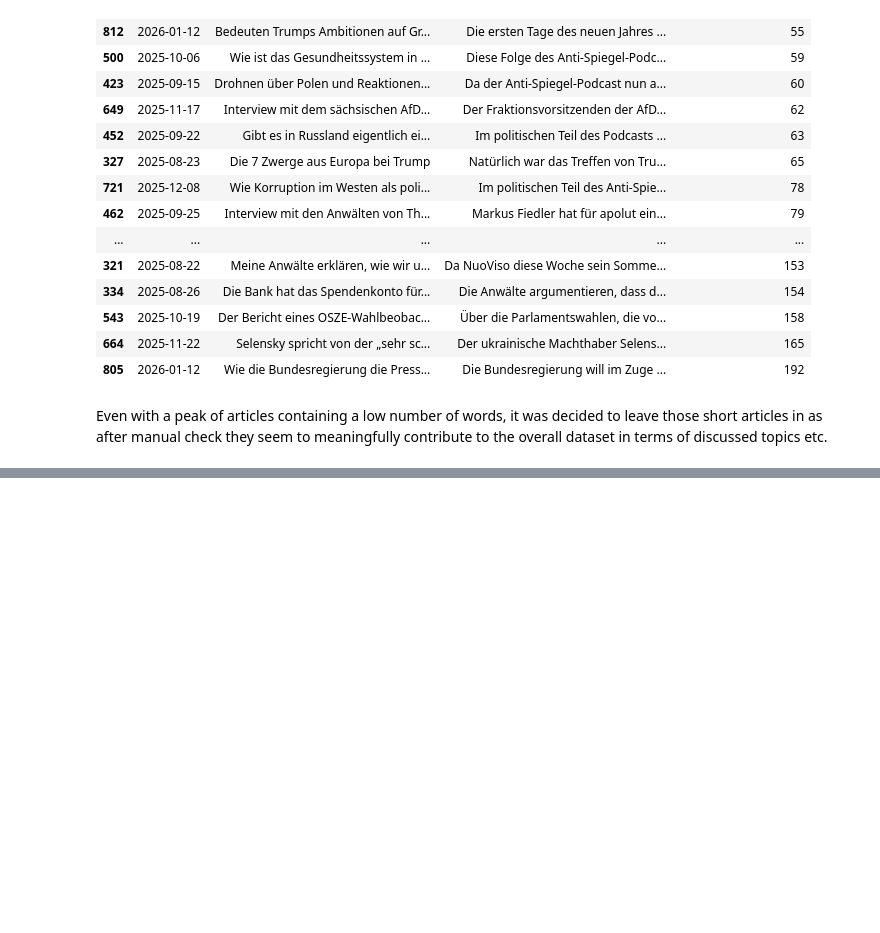
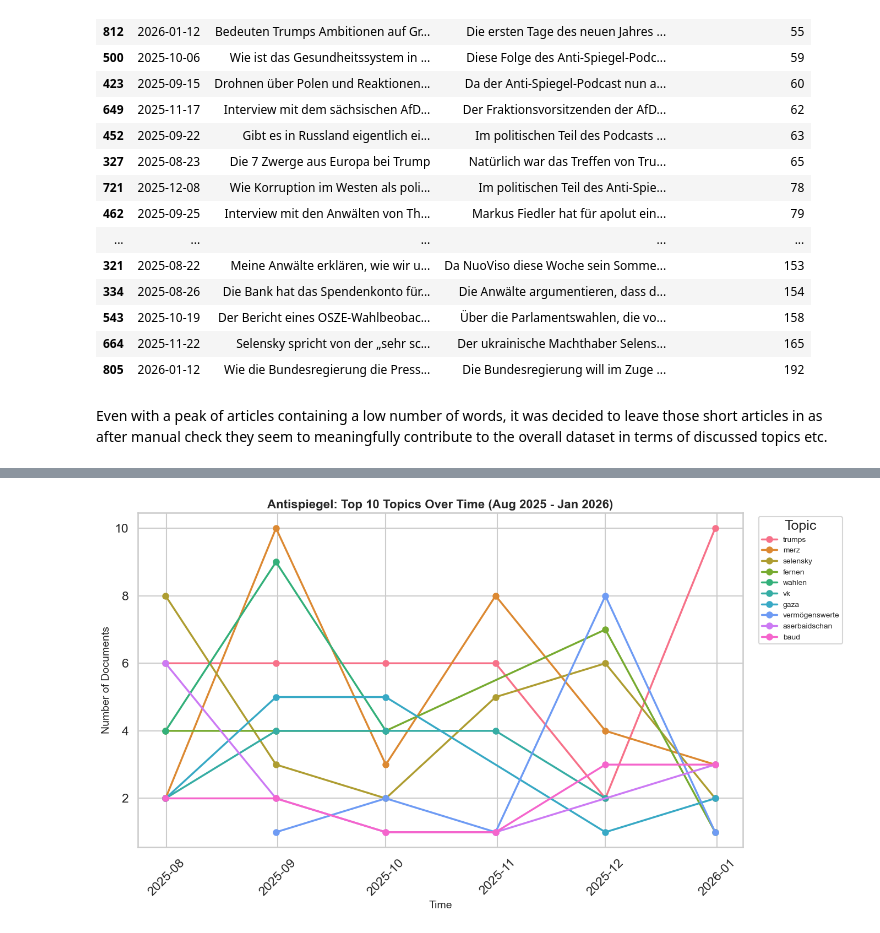
Before and after one commit to mattishaumann/Thesis, a Jupyter notebook: data preprocessing/05_Antispiegel.ipynb, the cells around one changed output, grey strips where cells are left out. Saved outputs shown, nothing was run; the diff lists cells and outputs as text; code cells hidden in the pictures; blank space fills up the shorter version.

```diff
--- a/data preprocessing/05_Antispiegel.ipynb
+++ b/data preprocessing/05_Antispiegel.ipynb
@@ -303,0 +516,41 @@ Even with a peak of articles containing a low number of words, it was decided to
+# %%
+# Prepare data for topics over time
+topics_over_time = result["topic_model"].topics_over_time(
+    result["docs"],
+    result["prepared_documents"]["Date"].tolist(),
+    nr_bins=6
+)
+
+# Get top 10 topics by count (excluding -1)
+top_10_topics = topic_info[topic_info['Topic'] != -1].nlargest(10, 'Count')['Topic'].tolist()
+
+# Filter for top 10 topics
+topics_over_time_filtered = topics_over_time[topics_over_time['Topic'].isin(top_10_topics)]
+
+# Create topic name mapping
+topic_name_map = dict(zip(topic_info['Topic'], topic_info['Name']))
+
+# Plot
+fig, ax = plt.subplots(figsize=(14, 8))
+sns.set_theme(style="whitegrid", context="talk")
+
+palette = sns.color_palette("husl", n_colors=10)
+
+for i, topic in enumerate(top_10_topics):
+    topic_data = topics_over_time_filtered[topics_over_time_filtered['Topic'] == topic]
+    label = topic_name_map.get(topic, f"Topic {topic}")
+    # Shorten label for legend
+    short_label = label.split('_')[1] if '_' in label else label
+    ax.plot(topic_data['Timestamp'], topic_data['Frequency'],
+            marker='o', linewidth=2.5, markersize=8,
+            color=palette[i], label=short_label)
+
+ax.set_xlabel('Time', fontsize=14)
+ax.set_ylabel('Number of Documents', fontsize=14)
+ax.set_title('Antispiegel: Top 10 Topics Over Time (Aug 2025 - Jan 2026)', fontsize=16, fontweight='bold')
+ax.legend(title='Topic', bbox_to_anchor=(1.02, 1), loc='upper left', fontsize=10)
+plt.xticks(rotation=45)
+plt.tight_layout()
+plt.show()
+# %% [output]
+[figure, added]
```
Also changed, not shown: parts of 12 cells of this notebook, 1 other file.
